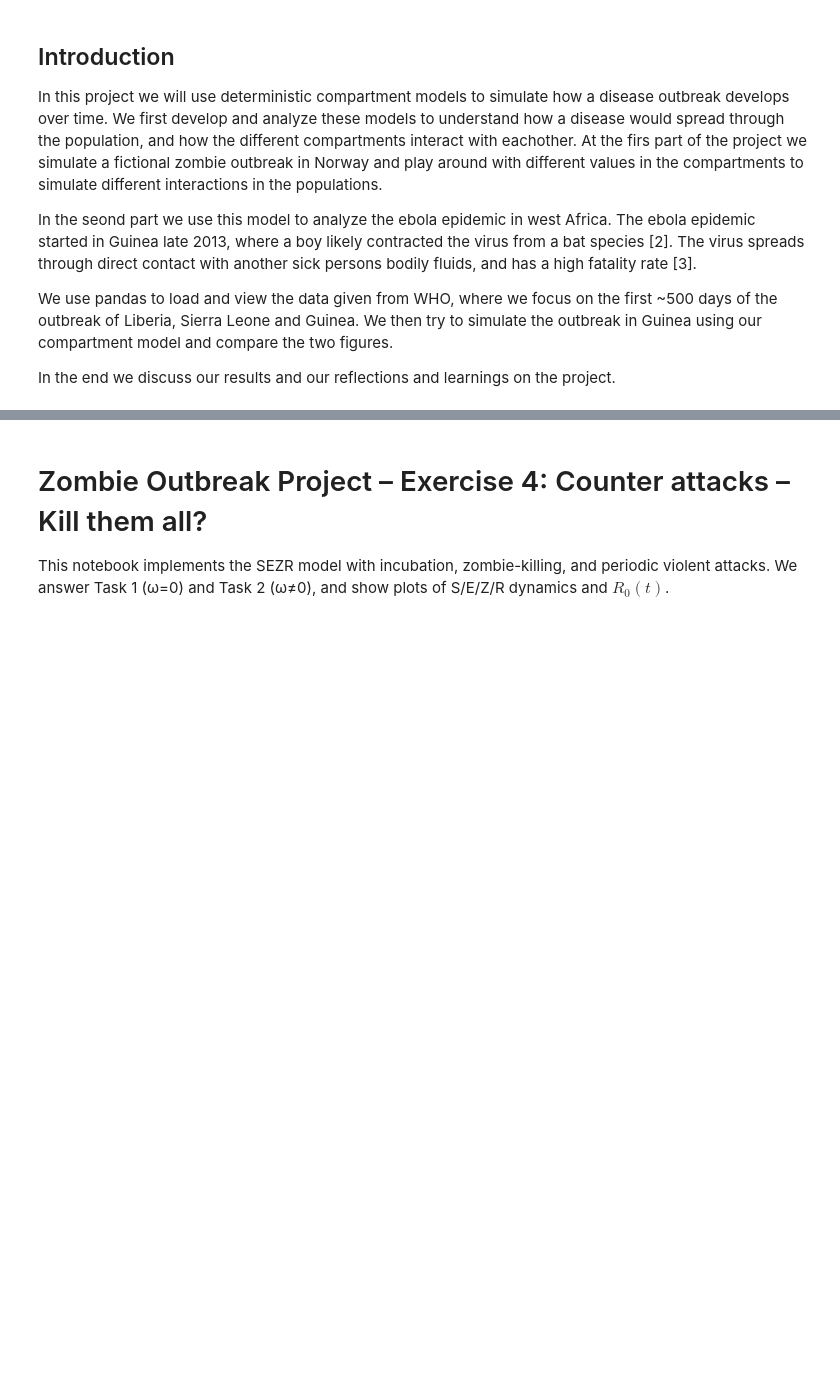
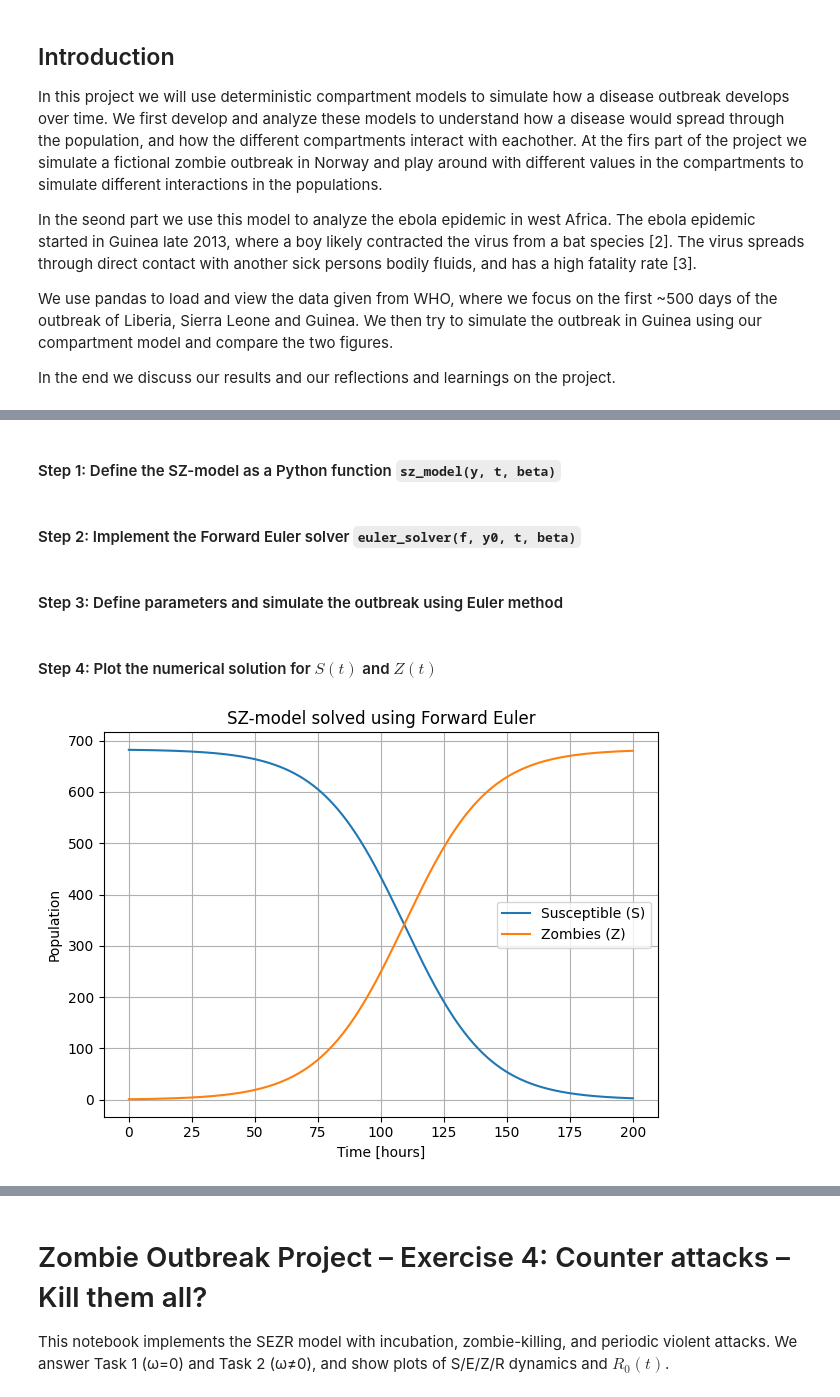
Before and after one commit to hoyes127/MOD300_Project_2, a Jupyter notebook: project2.ipynb, the cells around one changed output, grey strips where cells are left out. Saved outputs shown, nothing was run; the diff lists cells and outputs as text; code cells hidden in the pictures; blank space fills up the shorter version.

```diff
--- a/project2.ipynb
+++ b/project2.ipynb
@@ -15,0 +221,51 @@ In the end we discuss our results and our reflections and learnings on the proje
+# %% [markdown]
+#### Step 1: Define the SZ-model as a Python function `sz_model(y, t, beta)`
+# %%
+def sz_model(y, t, beta):
+    S, Z = y
+    dSdt = -beta * S * Z / (S + Z)
+    dZdt = beta * S * Z / (S + Z)
+    return np.array([dSdt, dZdt])
+# %% [markdown]
+#### Step 2: Implement the Forward Euler solver `euler_solver(f, y0, t, beta)`
+# %%
+def euler_solver(f, y0, t, beta):
+    y = np.zeros((len(t), len(y0)))
+    y[0] = y0
+    dt = t[1] - t[0]
+
+    for i in range(1, len(t)):
+        y[i] = y[i-1] + dt * f(y[i-1], t[i-1], beta)
+
+    return y
+# %% [markdown]
+#### Step 3: Define parameters and simulate the outbreak using Euler method
+# %%
+import numpy as np
+import matplotlib.pyplot as plt
+
+# Parameters
+beta = 0.06          # Infection rate
+Z0 = 1               # Initial zombies
+N = 683              # Total population (Dirdal)
+S0 = N - Z0          # Initial susceptible humans
+y0 = [S0, Z0]        # Initial condition vector
+t = np.linspace(0, 200, 1000)  # Time array
+
+# Run solver
+solution = euler_solver(sz_model, y0, t, beta)
+S, Z = solution[:, 0], solution[:, 1]
+# %% [markdown]
+#### Step 4: Plot the numerical solution for $S(t)$ and $Z(t)$
+# %%
+plt.plot(t, S, label="Susceptible (S)")
+plt.plot(t, Z, label="Zombies (Z)")
+plt.xlabel("Time [hours]")
+plt.ylabel("Population")
+plt.title("SZ-model solved using Forward Euler")
+plt.legend()
+plt.grid(True)
+plt.tight_layout()
+plt.show()
+# %% [output]
+[figure, added]
```
Also changed, not shown: parts of 23 cells of this notebook.
